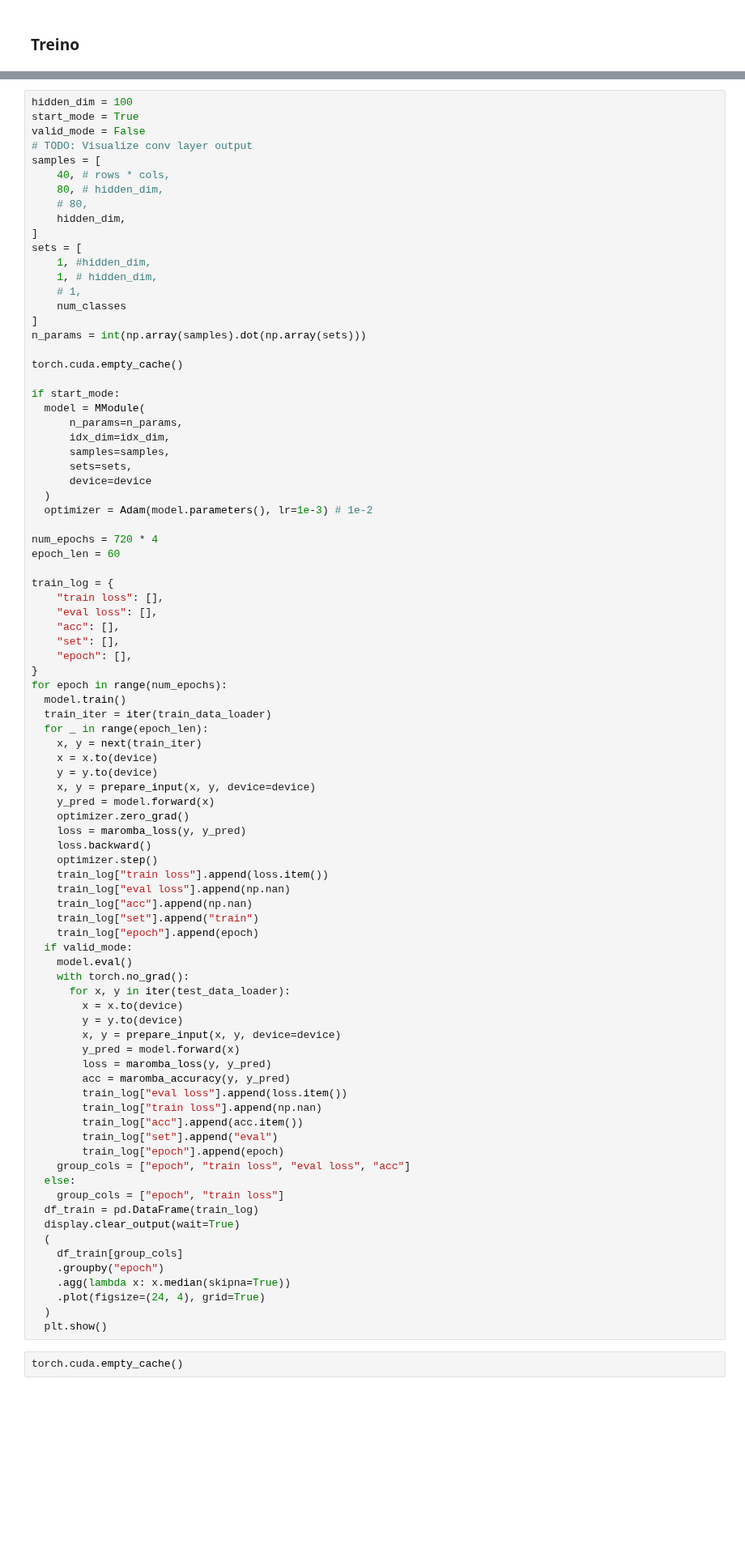
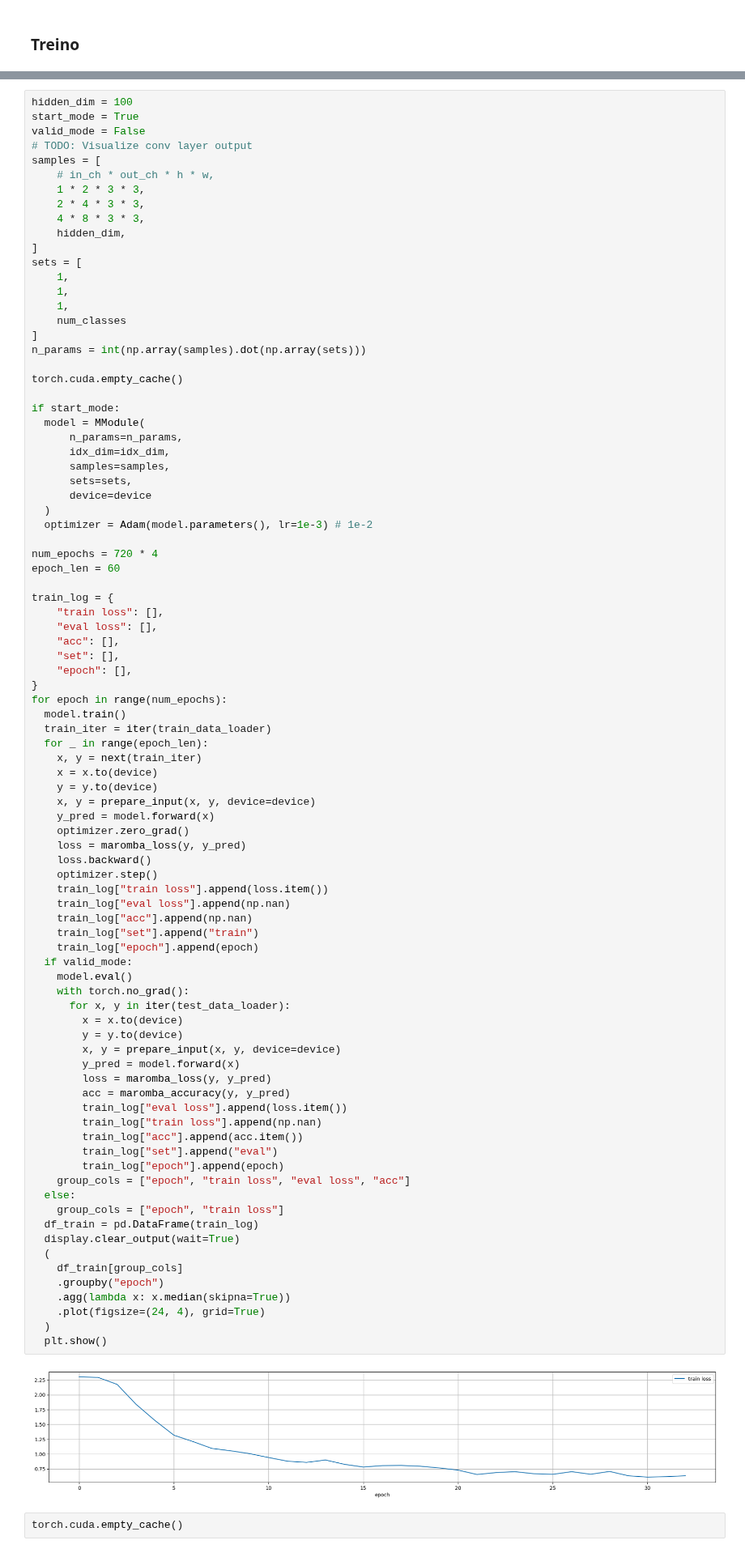
Before and after one commit to Ronnypetson/titanic, a Jupyter notebook: MNIST_Maromba.ipynb, the cells around one changed output, grey strips where cells are left out. Shown at 81% size. Saved outputs shown, nothing was run; the diff lists cells and outputs as text; blank space fills up the shorter version.

```diff
--- a/MNIST_Maromba.ipynb
+++ b/MNIST_Maromba.ipynb
@@ -824,15 +819,16 @@ start_mode = True
 valid_mode = False
 # TODO: Visualize conv layer output
 samples = [
-    40, # rows * cols,
-    80, # hidden_dim,
-    # 80,
+    # in_ch * out_ch * h * w,
+    1 * 2 * 3 * 3,
+    2 * 4 * 3 * 3,
+    4 * 8 * 3 * 3,
     hidden_dim,
 ]
 sets = [
-    1, #hidden_dim,
-    1, # hidden_dim,
-    # 1,
+    1,
+    1,
+    1,
     num_classes
 ]
 n_params = int(np.array(samples).dot(np.array(sets)))
@@ -877,33 +873,35 @@ for epoch in range(num_epochs):
     train_log["acc"].append(np.nan)
     train_log["set"].append("train")
     train_log["epoch"].append(epoch)
   if valid_mode:
     model.eval()
     with torch.no_grad():
       for x, y in iter(test_data_loader):
         x = x.to(device)
         y = y.to(device)
         x, y = prepare_input(x, y, device=device)
         y_pred = model.forward(x)
         loss = maromba_loss(y, y_pred)
         acc = maromba_accuracy(y, y_pred)
         train_log["eval loss"].append(loss.item())
         train_log["train loss"].append(np.nan)
         train_log["acc"].append(acc.item())
         train_log["set"].append("eval")
         train_log["epoch"].append(epoch)
     group_cols = ["epoch", "train loss", "eval loss", "acc"]
   else:
     group_cols = ["epoch", "train loss"]
   df_train = pd.DataFrame(train_log)
   display.clear_output(wait=True)
   (
     df_train[group_cols]
     .groupby("epoch")
     .agg(lambda x: x.median(skipna=True))
     .plot(figsize=(24, 4), grid=True)
   )
   plt.show()
+# %% [output]
+[figure, added]
 # %%
 torch.cuda.empty_cache()
 # %%
```
Also changed, not shown: parts of 4 cells of this notebook.
